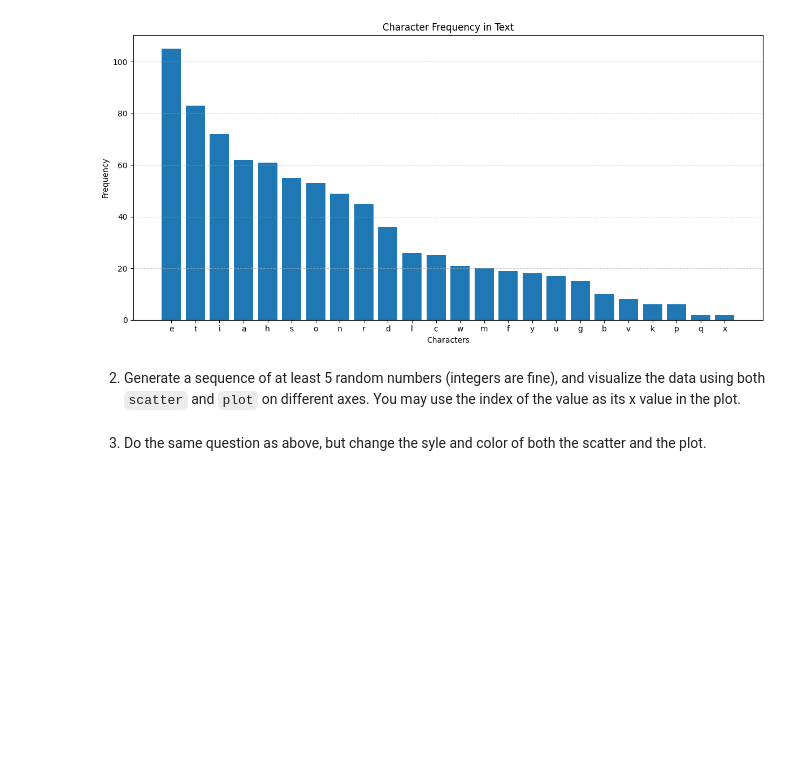
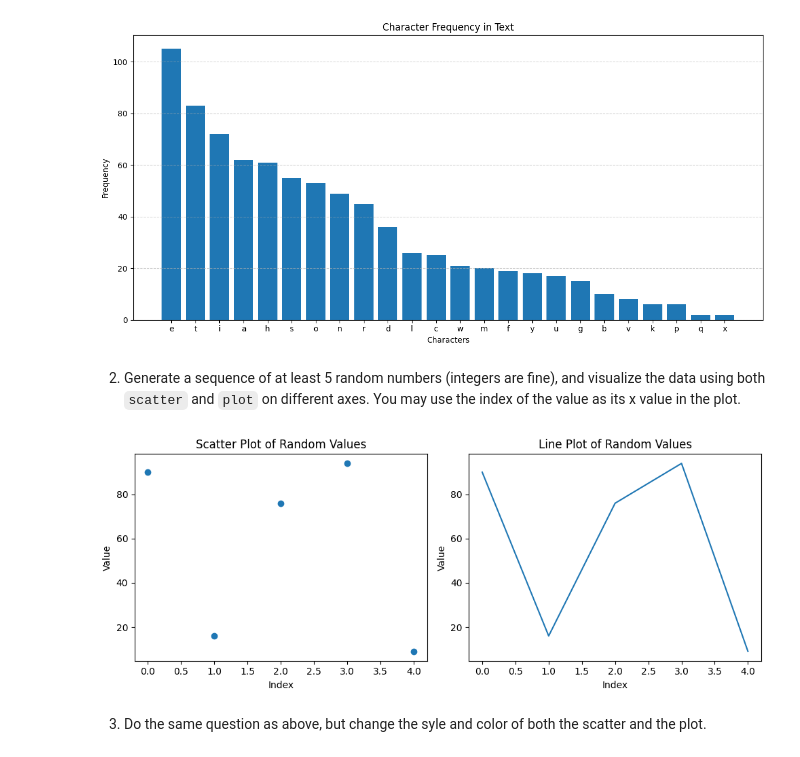
Before and after one commit to HuzaifaUCMO/pyplot, a Jupyter notebook: pyplot.ipynb, the cells around one changed output. Saved outputs shown, nothing was run; the diff lists cells and outputs as text; code cells hidden in the pictures; blank space fills up the shorter version.

Commit message:
Completed Question 2: Scatter and Line Plot of Random Numbers

```diff
--- a/pyplot.ipynb
+++ b/pyplot.ipynb
@@ -48,6 +48,29 @@ plt.show()
 [figure]
 # %% [markdown]
 2. Generate a sequence of at least 5 random numbers (integers are fine), and visualize the data using both `scatter` and `plot` on different axes.  You may use the index of the value as its x value in the plot.
+# %%
+import random
+import matplotlib.pyplot as plt
+
+random_values = [random.randint(1, 100) for _ in range(5)]
+indices = list(range(len(random_values)))
+
+fig, (ax1, ax2) = plt.subplots(1, 2, figsize=(10, 4))
+
+ax1.scatter(indices, random_values)
+ax1.set_title("Scatter Plot of Random Values")
+ax1.set_xlabel("Index")
+ax1.set_ylabel("Value")
+
+ax2.plot(indices, random_values)
+ax2.set_title("Line Plot of Random Values")
+ax2.set_xlabel("Index")
+ax2.set_ylabel("Value")
+
+plt.tight_layout()
+plt.show()
+# %% [output]
+[figure, added]
 # %% [markdown]
 3. Do the same question as above, but change the syle and color of both the scatter and the plot.
 # %% [markdown]
```
